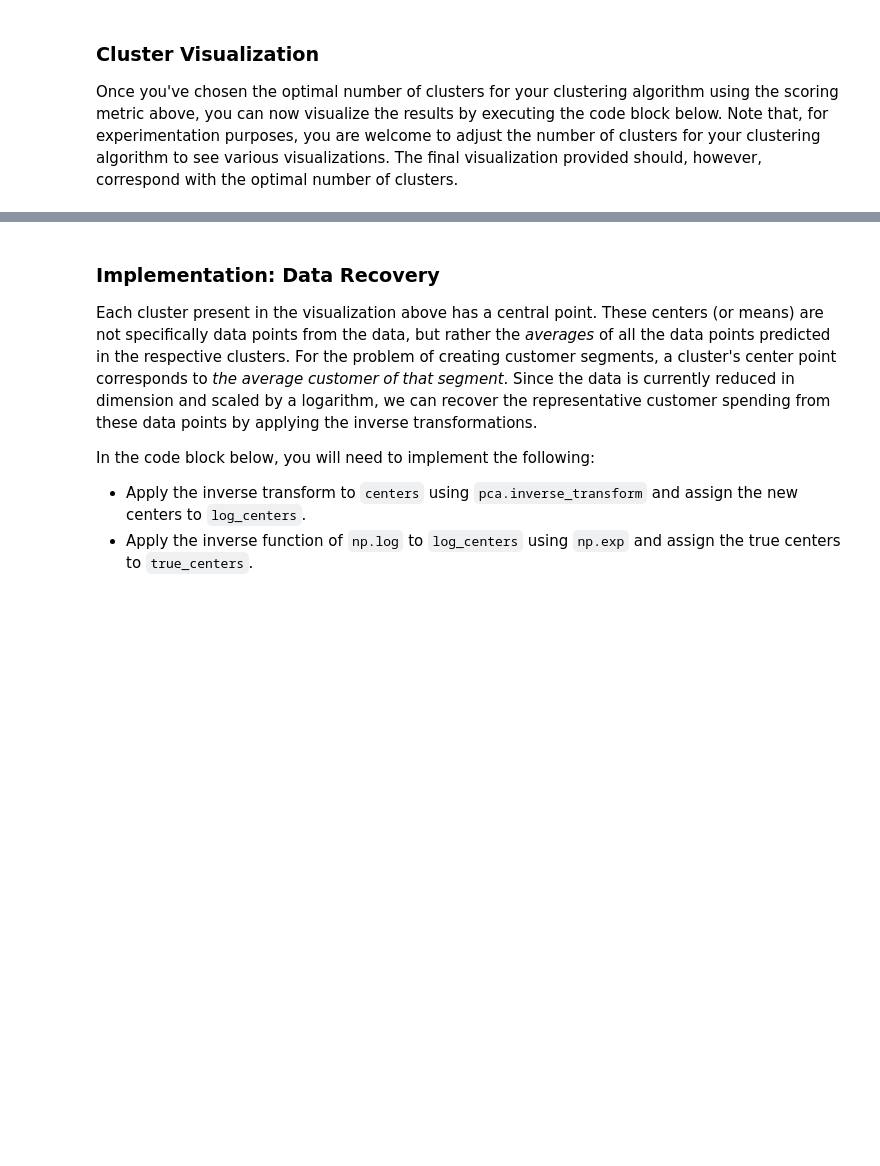
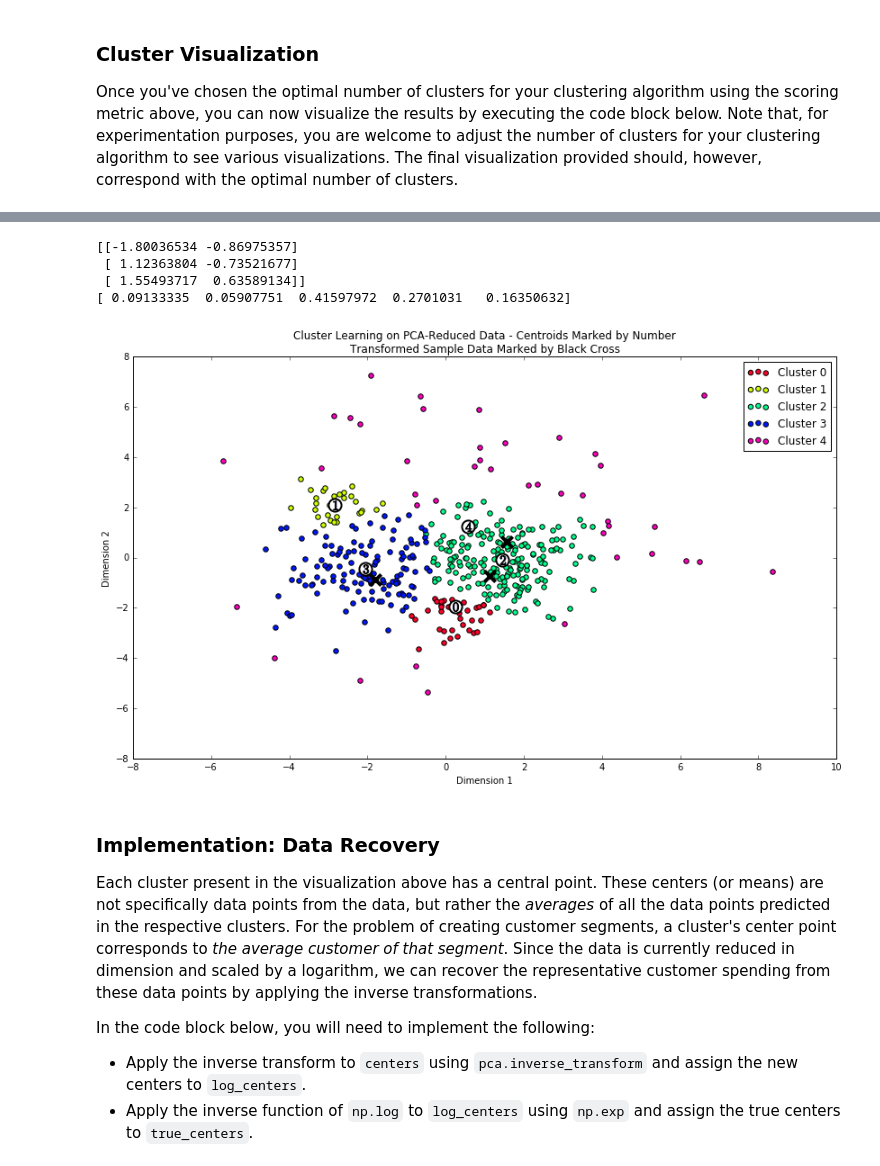
Before and after one commit to vdabravolski/machine-learning, a Jupyter notebook: projects/customer_segments/customer_segments.ipynb, the cells around one changed output, grey strips where cells are left out. Drawn from its saved outputs; the diff is of its cells as text; code cells hidden in the pictures; blank space fills up the shorter version.

```diff
--- a/projects/customer_segments/customer_segments.ipynb
+++ b/projects/customer_segments/customer_segments.ipynb
@@ -422,3 +521,13 @@ vs.cluster_results(reduced_data, preds, centers, pca_samples)
+# %%
+vs.cluster_results(reduced_data, best_gmm.predict(reduced_data), best_gmm.means_, pca_samples)
+print pca_samples
+print best_gmm.weights_
+# %% [output]
+[[-1.80036534 -0.86975357]
+ [ 1.12363804 -0.73521677]
+ [ 1.55493717  0.63589134]]
+[ 0.09133335  0.05907751  0.41597972  0.2701031   0.16350632]
+[figure, added]
 # %% [markdown]
 ### Implementation: Data Recovery
 Each cluster present in the visualization above has a central point. These centers (or means) are not specifically data points from the data, but rather the *averages* of all the data points predicted in the respective clusters. For the problem of creating customer segments, a cluster's center point corresponds to *the average customer of that segment*. Since the data is currently reduced in dimension and scaled by a logarithm, we can recover the representative customer spending from these data points by applying the inverse transformations.
```
Also changed, not shown: parts of 11 cells of this notebook.
